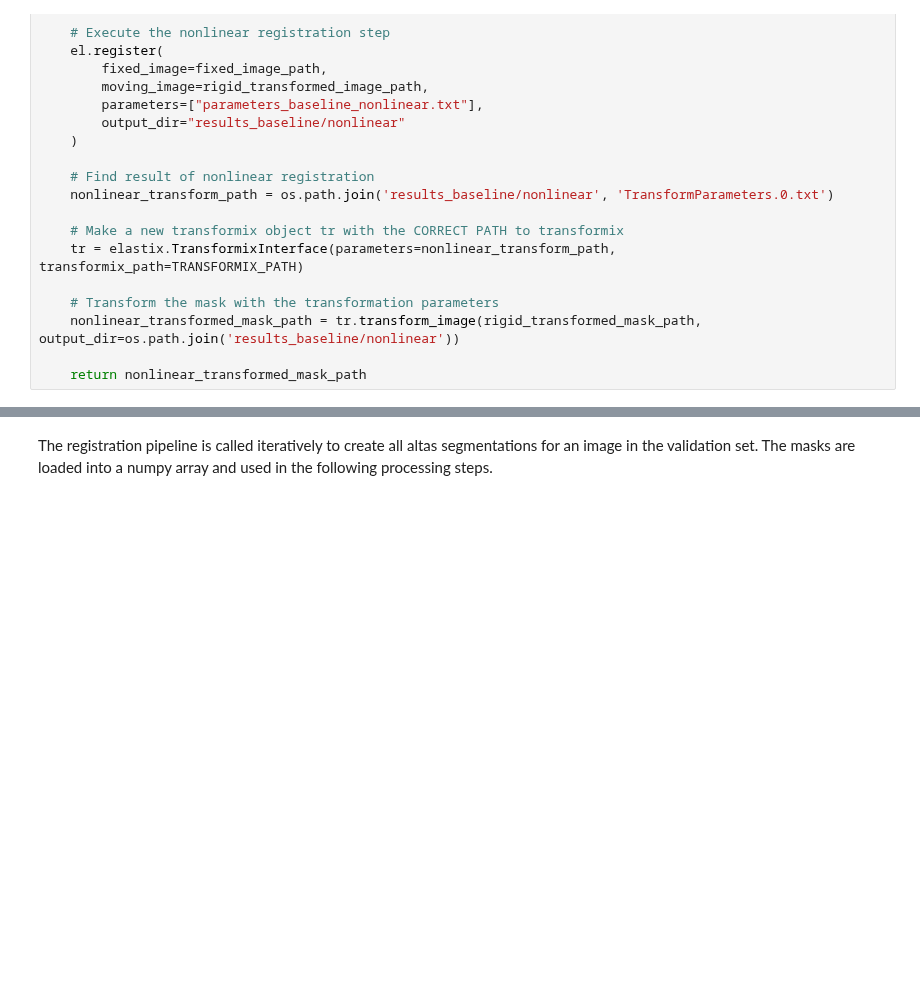
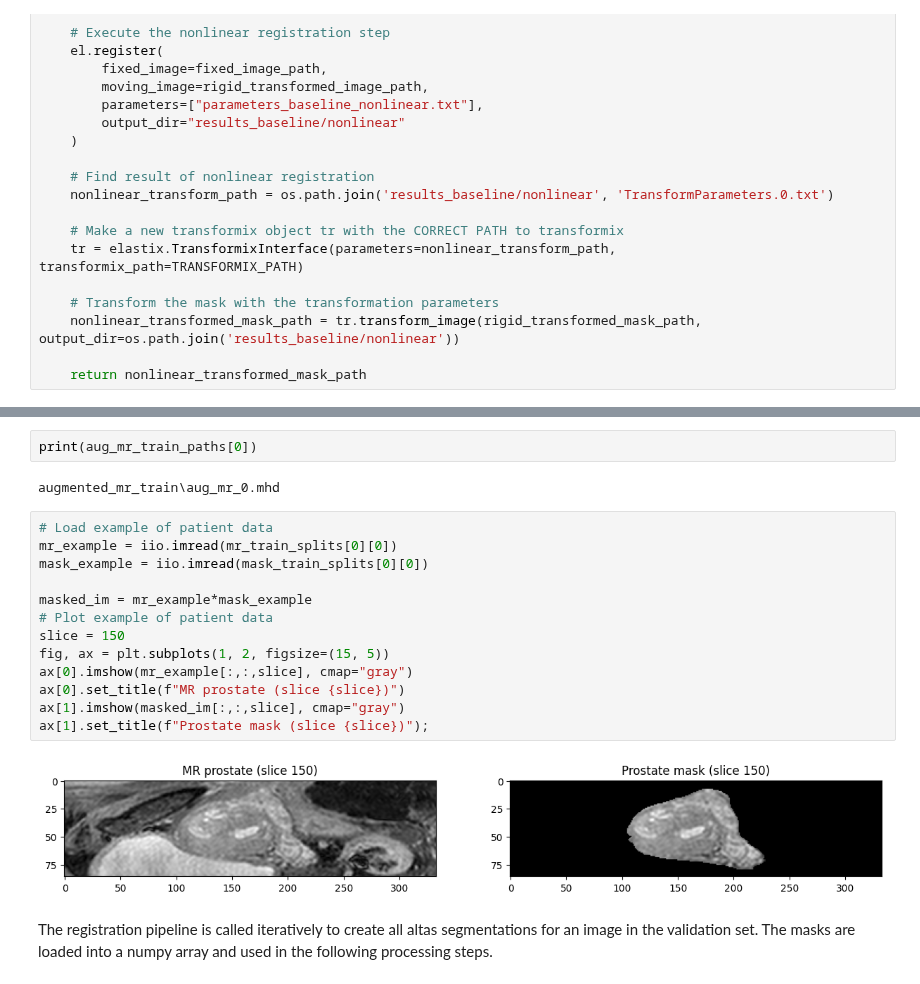
Before and after one commit to MartvStraten/8DM20-Capita-Selecta, a Jupyter notebook: ImageRegistration/altas_project_max.ipynb, the cells around one changed output, grey strips where cells are left out. Drawn from its saved outputs; the diff is of its cells as text; blank space fills up the shorter version.

```diff
--- a/ImageRegistration/altas_project_max.ipynb
+++ b/ImageRegistration/altas_project_max.ipynb
@@ -131,3 +174,22 @@ aug_mask_train_paths = []
+# %%
+print(aug_mr_train_paths[0])
+# %% [output]
+augmented_mr_train\aug_mr_0.mhd
+# %%
+# Load example of patient data
+mr_example = iio.imread(mr_train_splits[0][0])
+mask_example = iio.imread(mask_train_splits[0][0])
+
+masked_im = mr_example*mask_example
+# Plot example of patient data
+slice = 150
+fig, ax = plt.subplots(1, 2, figsize=(15, 5))
+ax[0].imshow(mr_example[:,:,slice], cmap="gray")
+ax[0].set_title(f"MR prostate (slice {slice})")
+ax[1].imshow(masked_im[:,:,slice], cmap="gray")
+ax[1].set_title(f"Prostate mask (slice {slice})");
+# %% [output]
+[figure, added]
 # %% [markdown]
 The registration pipeline is called iteratively to create all altas segmentations for an image in the validation set. The masks are loaded into a numpy array and used in the following processing steps.
 # %%
```
Also changed, not shown: parts of 13 cells of this notebook, 15 other files.
